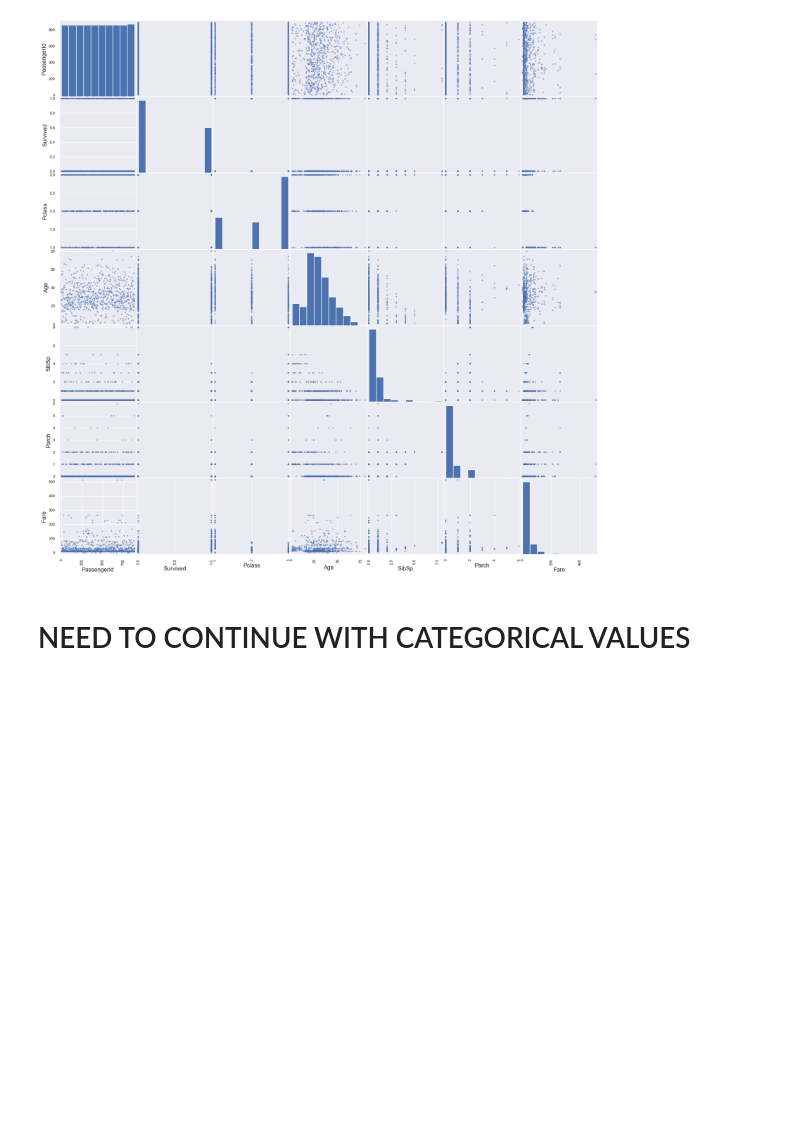
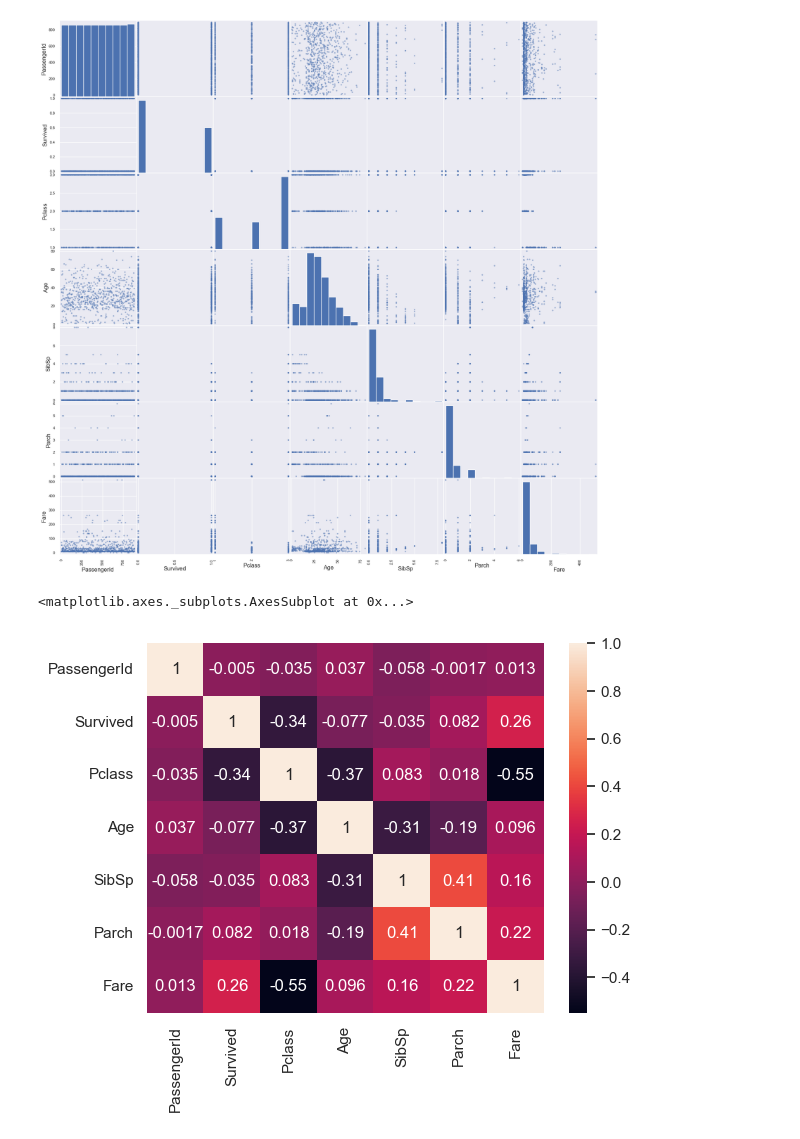
Before and after one commit to mcachosoblechero/Classic-ML-Datasets, a Jupyter notebook: Titanic/exploration/exploratory_data_analysis.ipynb, the cells around one changed output. Saved outputs shown, nothing was run; the diff lists cells and outputs as text; code cells hidden in the pictures; blank space fills up the shorter version.

```diff
--- a/Titanic/exploration/exploratory_data_analysis.ipynb
+++ b/Titanic/exploration/exploratory_data_analysis.ipynb
@@ -241,5 +252,8 @@ Insights from this analysis:
 fig = pd.plotting.scatter_matrix(train_data, figsize=(20,20))
 # %% [output]
 [figure]
-# %% [markdown]
-# NEED TO CONTINUE WITH CATEGORICAL VALUES
+# %%
+sns.heatmap(train_data.corr(), annot=True)
+# %% [output]
+<matplotlib.axes._subplots.AxesSubplot at 0x...>
+[figure, added]
```
Also changed, not shown: parts of 19 cells of this notebook.
